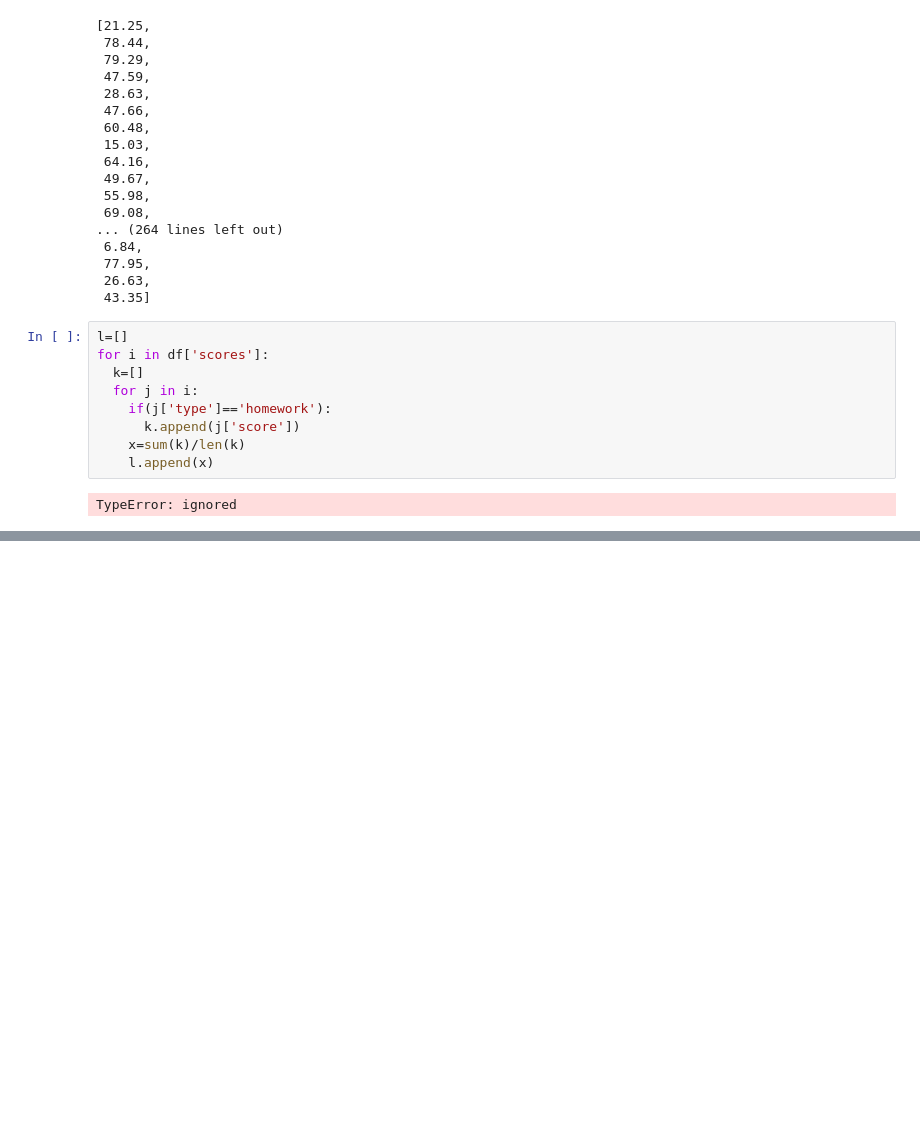
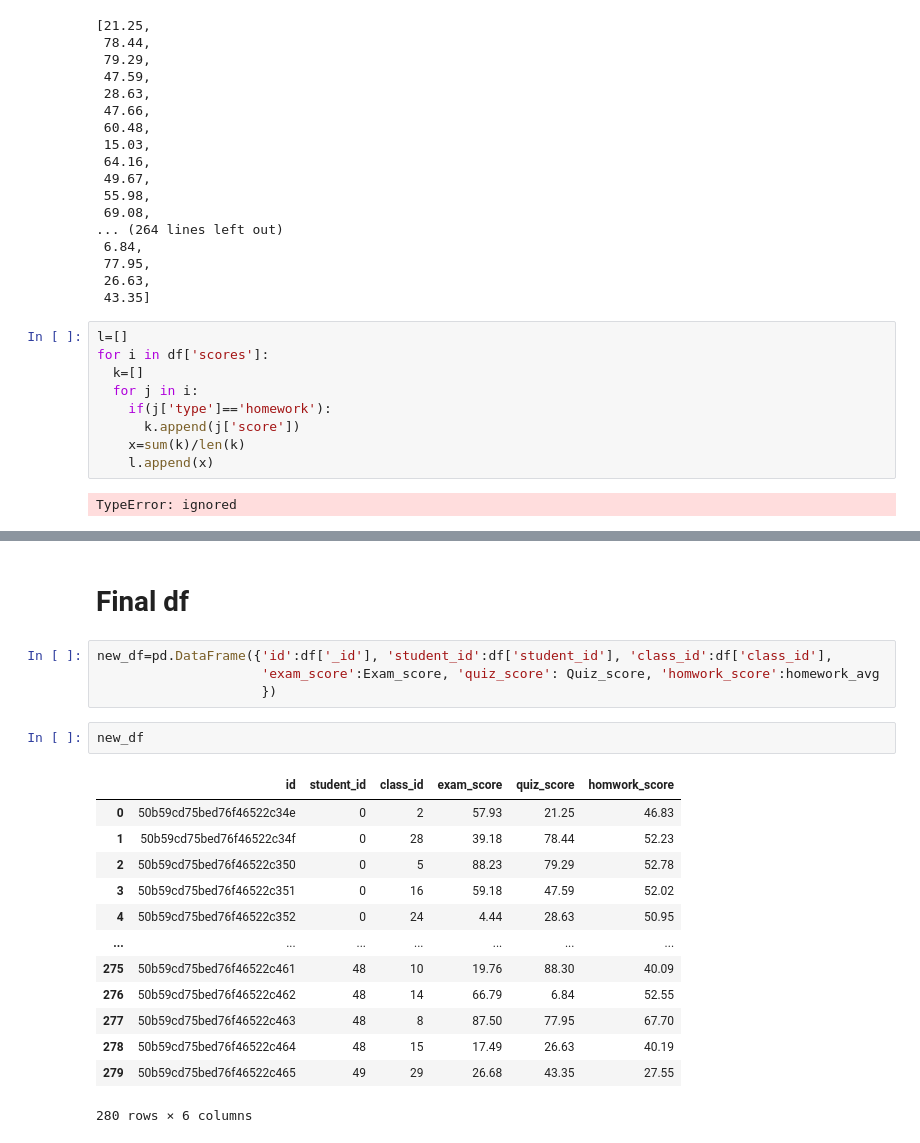
Before and after one commit to sujataprasad01/Using-JSON-data-for-analysis, a Jupyter notebook: Project_3_Using_JSON_data_for_analysis.ipynb, the cells around one changed output, grey strips where cells are left out. Drawn from its saved outputs; the diff is of its cells as text; blank space fills up the shorter version.

```diff
--- a/Project_3_Using_JSON_data_for_analysis.ipynb
+++ b/Project_3_Using_JSON_data_for_analysis.ipynb
@@ -713,0 +753,22 @@ TypeError: ignored
+# %% [markdown]
+# Final df
+# %%
+new_df=pd.DataFrame({'id':df['_id'], 'student_id':df['student_id'], 'class_id':df['class_id'],
+                     'exam_score':Exam_score, 'quiz_score': Quiz_score, 'homwork_score':homework_avg
+                     })
+# %%
+new_df
+# %% [output]
+|  | id | student_id | class_id | exam_score | quiz_score | homwork_score |
+| 0 | 50b59cd75bed76f46522c34e | 0 | 2 | 57.93 | 21.25 | 46.83 |
+| 1 | 50b59cd75bed76f46522c34f | 0 | 28 | 39.18 | 78.44 | 52.23 |
+| 2 | 50b59cd75bed76f46522c350 | 0 | 5 | 88.23 | 79.29 | 52.78 |
+| 3 | 50b59cd75bed76f46522c351 | 0 | 16 | 59.18 | 47.59 | 52.02 |
+| 4 | 50b59cd75bed76f46522c352 | 0 | 24 | 4.44 | 28.63 | 50.95 |
+| ... | ... | ... | ... | ... | ... | ... |
+| 275 | 50b59cd75bed76f46522c461 | 48 | 10 | 19.76 | 88.30 | 40.09 |
+| 276 | 50b59cd75bed76f46522c462 | 48 | 14 | 66.79 | 6.84 | 52.55 |
+| 277 | 50b59cd75bed76f46522c463 | 48 | 8 | 87.50 | 77.95 | 67.70 |
+| 278 | 50b59cd75bed76f46522c464 | 48 | 15 | 17.49 | 26.63 | 40.19 |
+| 279 | 50b59cd75bed76f46522c465 | 49 | 29 | 26.68 | 43.35 | 27.55 |
+280 rows × 6 columns
```
Also changed, not shown: parts of 4 cells of this notebook.
